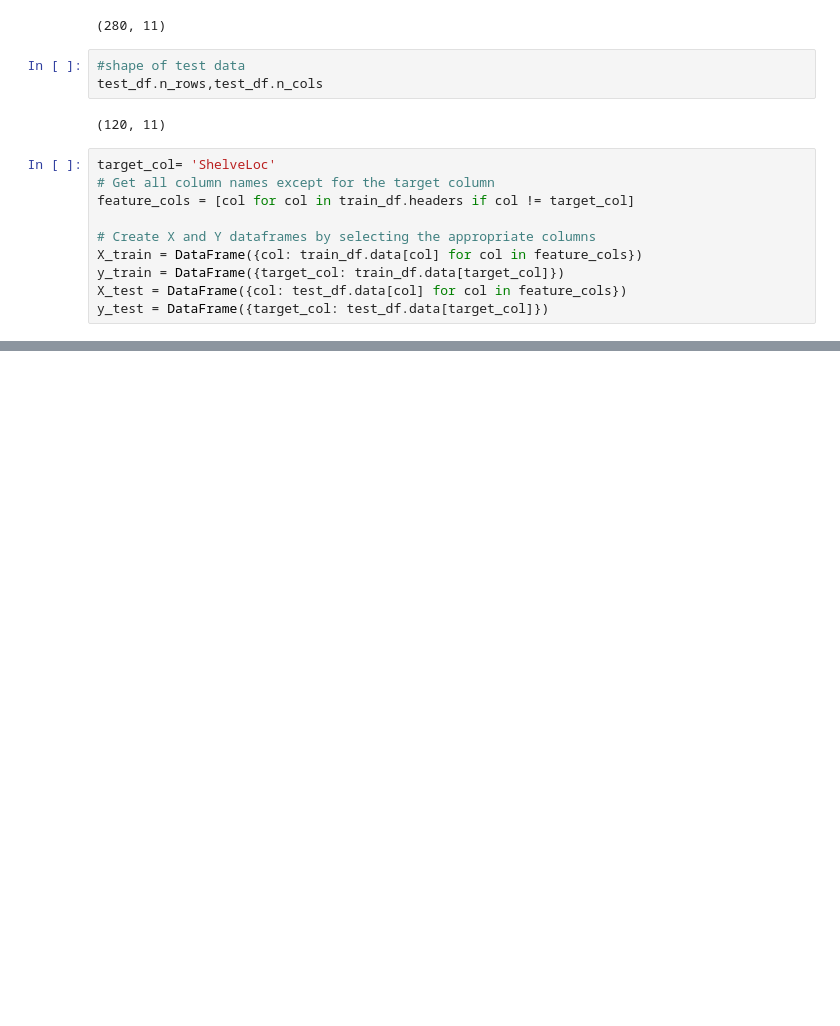
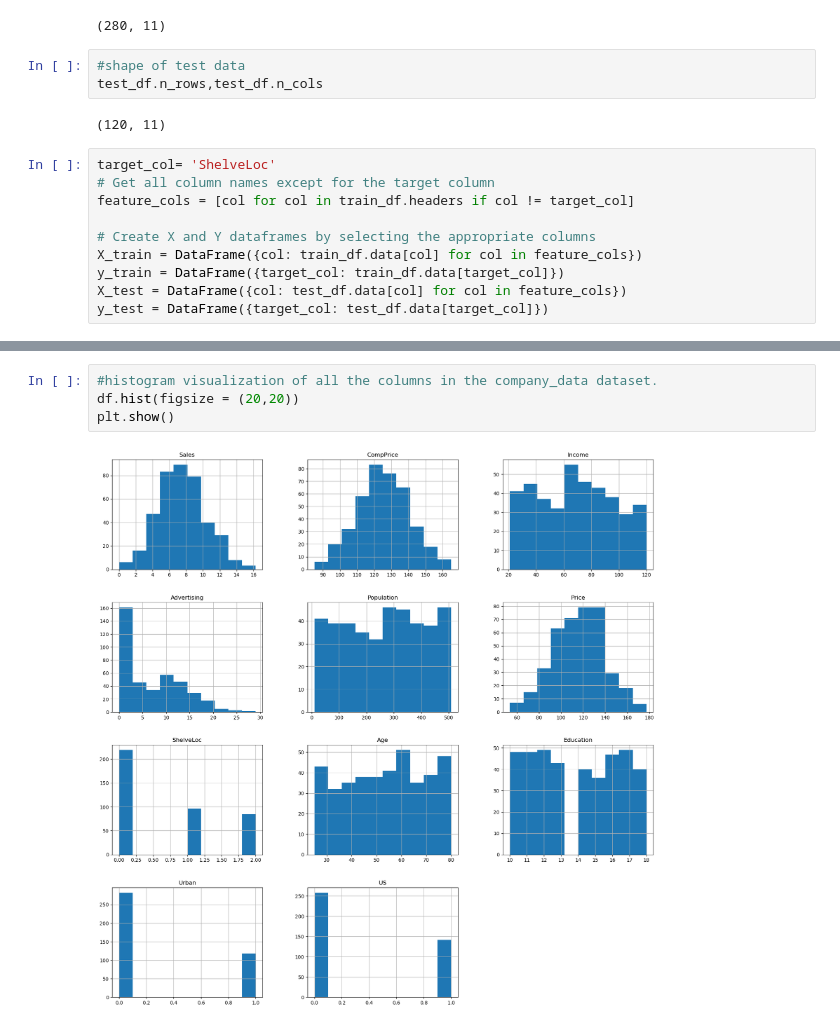
Before and after one commit to ananthu34/4902_Decision_Tree_ID3, a Jupyter notebook: Preprocessing_without_library.ipynb, the cells around one changed output, grey strips where cells are left out. Saved outputs shown, nothing was run; the diff lists cells and outputs as text; blank space fills up the shorter version.

```diff
--- a/Preprocessing_without_library.ipynb
+++ b/Preprocessing_without_library.ipynb
@@ -375,0 +463,6 @@ ShelveLoc
+# %%
+#histogram visualization of all the columns in the company_data dataset.
+df.hist(figsize = (20,20))
+plt.show()
+# %% [output]
+[figure, added]
```
Also changed, not shown: parts of 26 cells of this notebook.
